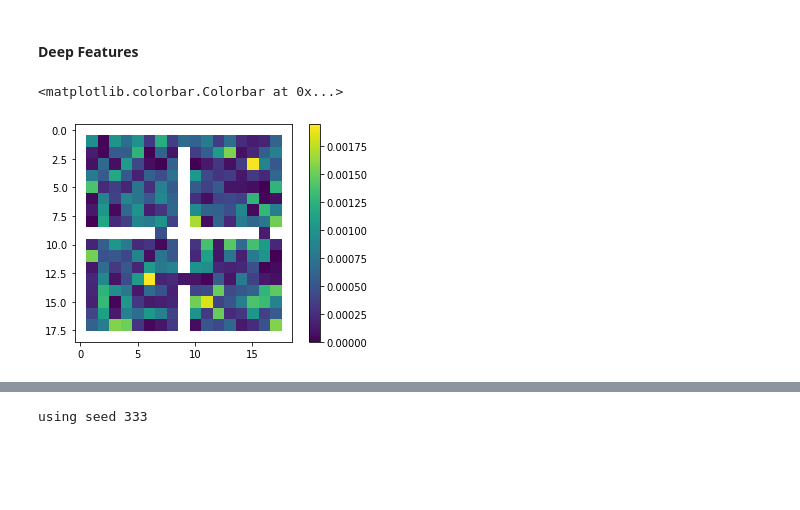
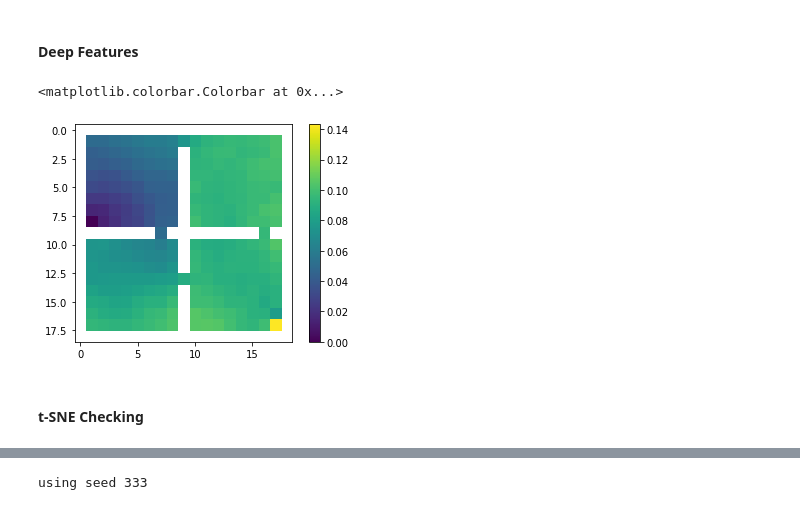
Before and after one commit to 2016choang/sfl, a Jupyter notebook: playground/DSR-exploration.ipynb, the cells around one changed output, grey strips where cells are left out. Drawn from its saved outputs; the diff is of its cells as text; code cells hidden in the pictures; blank space fills up the shorter version.

```diff
--- a/playground/DSR-exploration.ipynb
+++ b/playground/DSR-exploration.ipynb
@@ -218,9 +218,11 @@ plt.imshow(dsr[7, 9].T)
 # %% [markdown]
 #### Deep Features
 # %%
-dsr, dsr_heatmap = visualize_dsr('../experiments/successor-data/20200310-run22.pt', (1, 8), -1, True)
+dsr, dsr_heatmap = visualize_dsr('../experiments/successor-data/20200310-run23.pt', (1, 8), -1, True)
 plt.imshow(dsr_heatmap)
 plt.colorbar()
 # %% [output]
 <matplotlib.colorbar.Colorbar at 0x...>
-[figure, old version]
+[figure, new version]
+# %% [markdown]
+#### t-SNE Checking
```
Also changed, not shown: parts of 14 cells of this notebook.
